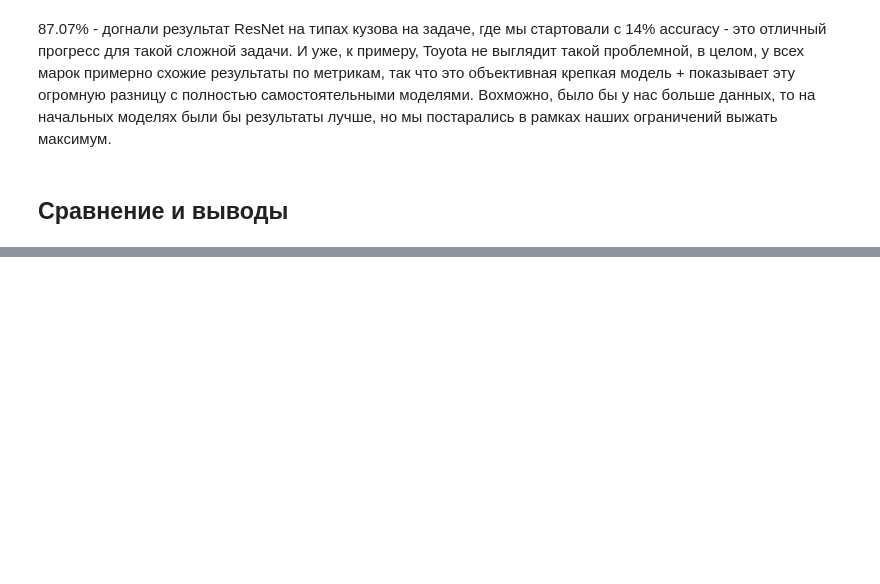
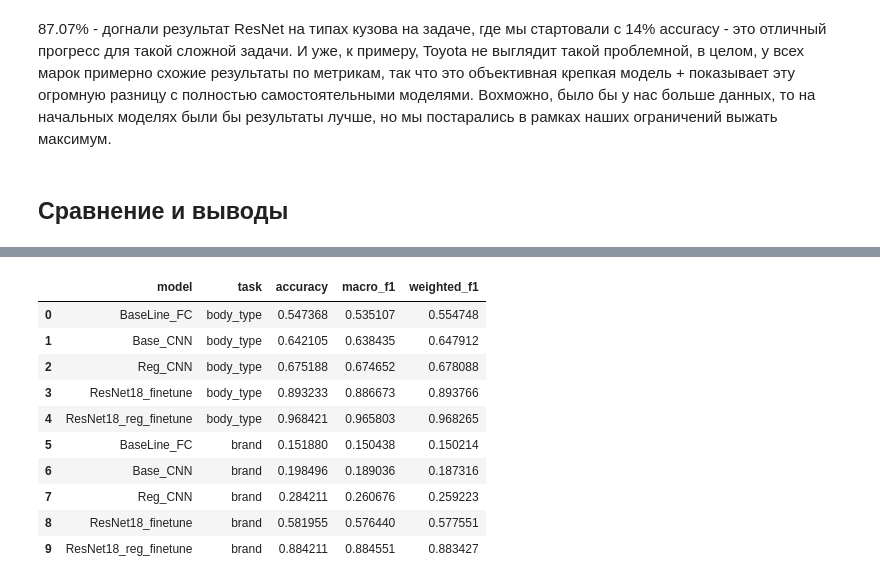
Before and after one commit to burtsev-sa/gp_5_DL, a Jupyter notebook: notebooks/dl_images.ipynb, the cells around one changed output, grey strips where cells are left out. Saved outputs shown, nothing was run; the diff lists cells and outputs as text; code cells hidden in the pictures; blank space fills up the shorter version.

Commit message:
test scores on img

```diff
--- a/notebooks/dl_images.ipynb
+++ b/notebooks/dl_images.ipynb
@@ -1853,0 +1913,3 @@ Epoch: 6
+# %%
+CFG.wandb = False
+rows = []
@@ -1853,0 +1975,37 @@ Epoch: 6
+# %%
+CFG.classes = all_brands
+CFG.test_batch_size = 512
+
+brand_models = [
+    ['BaseLine_FC', model_baseline_brand],
+    ['Base_CNN', model_cnn_1_brand],
+    ['Reg_CNN', model_cnn_2_brand],
+    ['ResNet18_finetune', model_resnet_brand]
+]
+
+for model_name, model in brand_models:
+    print(model_name)
+    accuracy, macro_f1, weighted_f1, report = main_kolesa_test(model, test_df_brand)
+
+    rows.append({
+        'model': model_name,
+        'task': 'brand',
+        'accuracy': accuracy,
+        'macro_f1': macro_f1,
+        'weighted_f1': weighted_f1
+    })
+
+# отдельно reg resnet
+
+CFG.test_batch_size = 64
+
+print('ResNet18_reg_finetune')
+accuracy, macro_f1, weighted_f1, report = main_kolesa_test(model_resnet_brand_reg, test_df_brand, img_size=(320, 512))
+
+rows.append({
+    'model': 'ResNet18_reg_finetune',
+    'task': 'brand',
+    'accuracy': accuracy,
+    'macro_f1': macro_f1,
+    'weighted_f1': weighted_f1
+})
@@ -1853,0 +2030,15 @@ Epoch: 6
+# %%
+results_dl_images = pd.DataFrame(rows)
+results_dl_images
+# %% [output]
+|  | model | task | accuracy | macro_f1 | weighted_f1 |
+| 0 | BaseLine_FC | body_type | 0.547368 | 0.535107 | 0.554748 |
+| 1 | Base_CNN | body_type | 0.642105 | 0.638435 | 0.647912 |
+| 2 | Reg_CNN | body_type | 0.675188 | 0.674652 | 0.678088 |
+| 3 | ResNet18_finetune | body_type | 0.893233 | 0.886673 | 0.893766 |
+| 4 | ResNet18_reg_finetune | body_type | 0.968421 | 0.965803 | 0.968265 |
+| 5 | BaseLine_FC | brand | 0.151880 | 0.150438 | 0.150214 |
+| 6 | Base_CNN | brand | 0.198496 | 0.189036 | 0.187316 |
+| 7 | Reg_CNN | brand | 0.284211 | 0.260676 | 0.259223 |
+| 8 | ResNet18_finetune | brand | 0.581955 | 0.576440 | 0.577551 |
+| 9 | ResNet18_reg_finetune | brand | 0.884211 | 0.884551 | 0.883427 |
```
Also changed, not shown: parts of 12 cells of this notebook, 6 other files.
